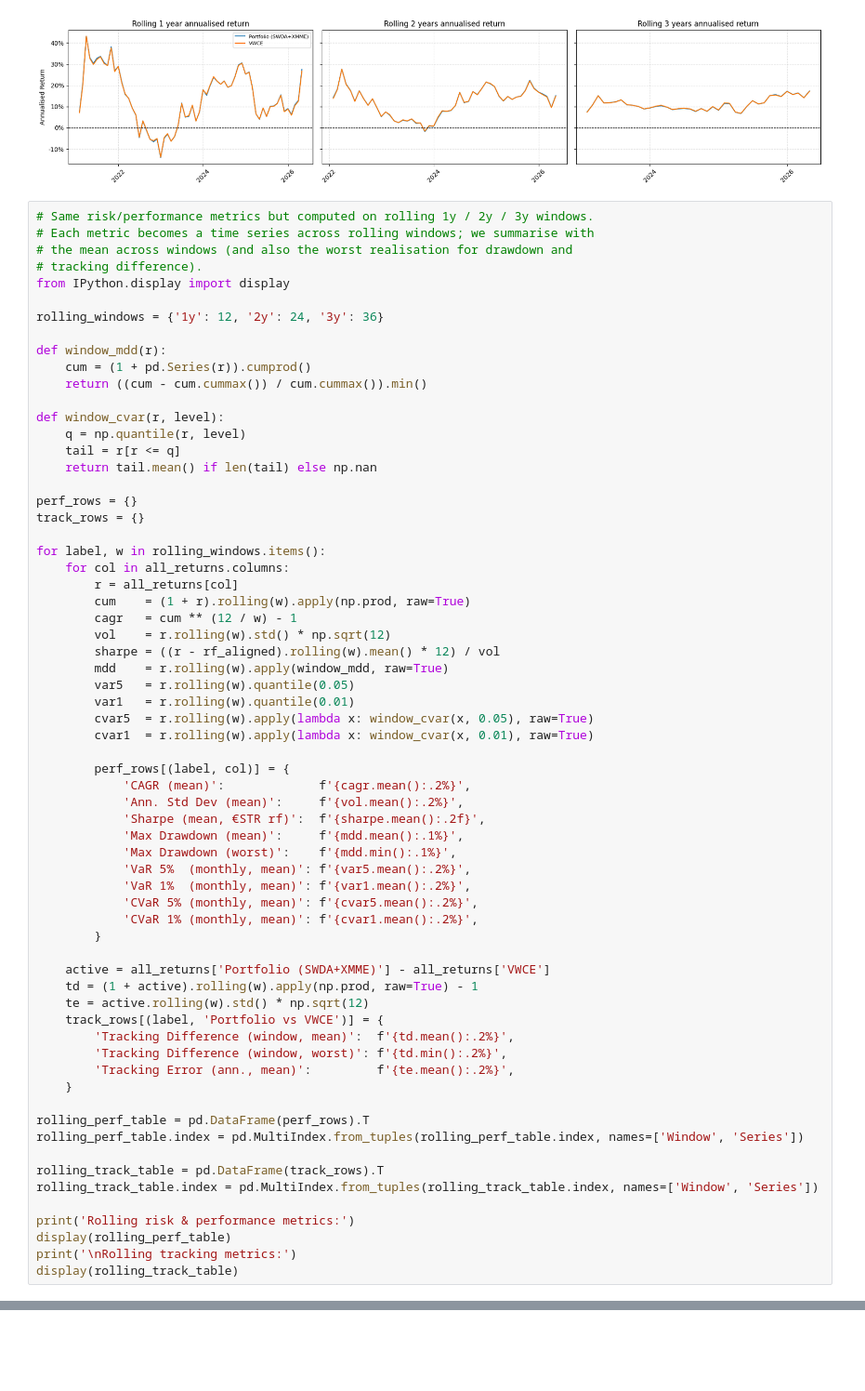
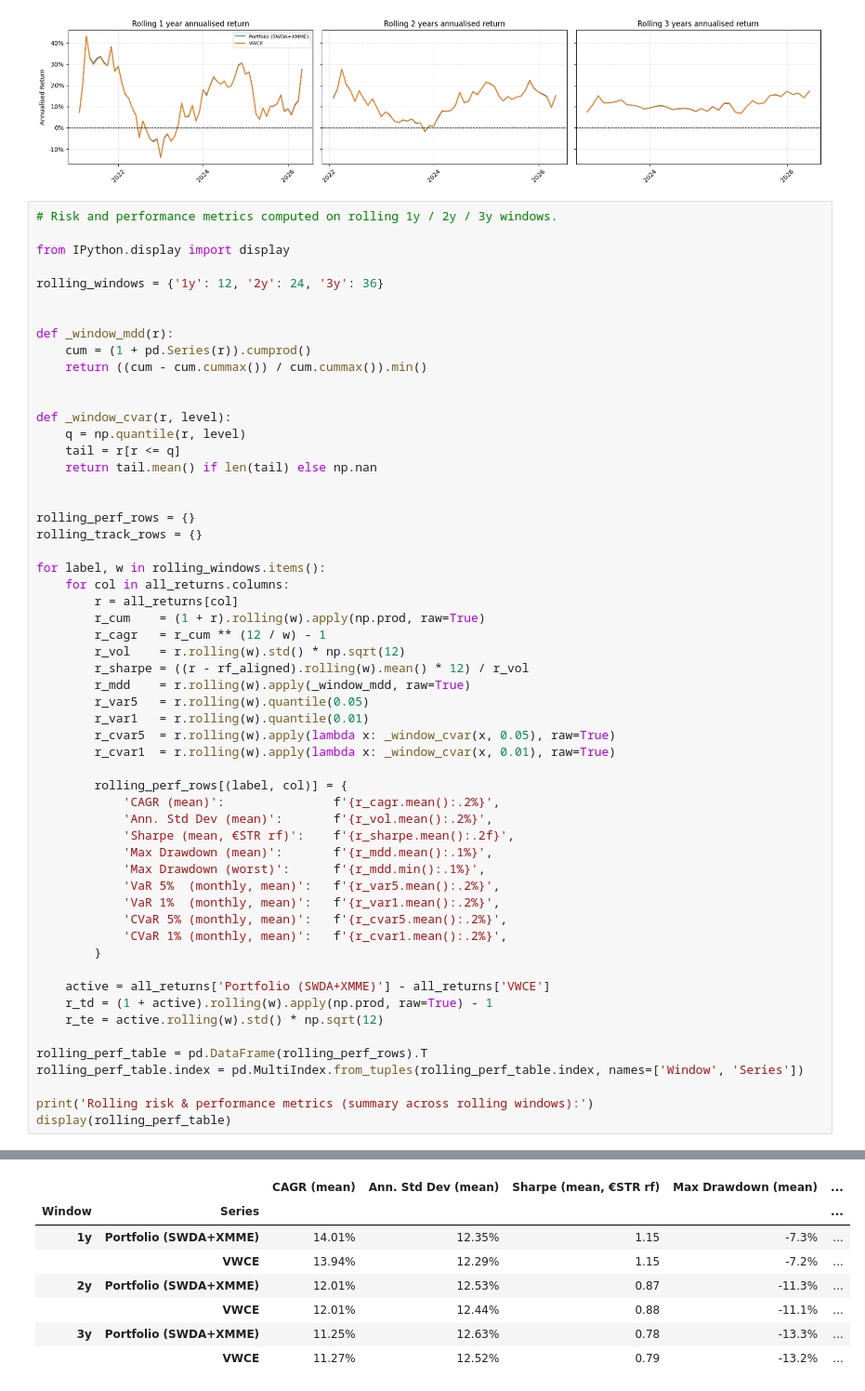
Before and after one commit to insaneGei/VWCE_approximation, a Jupyter notebook: notebooks/portfolio_evaluation.ipynb, the cells around one changed output, grey strips where cells are left out. Shown at 93% size. Drawn from its saved outputs; the diff is of its cells as text; blank space fills up the shorter version.

```diff
--- a/notebooks/portfolio_evaluation.ipynb
+++ b/notebooks/portfolio_evaluation.ipynb
@@ -380,67 +437,59 @@ plt.show()
 # %% [output]
 [figure]
 # %%
-# Same risk/performance metrics but computed on rolling 1y / 2y / 3y windows.
-# Each metric becomes a time series across rolling windows; we summarise with
-# the mean across windows (and also the worst realisation for drawdown and
-# tracking difference).
+# Risk and performance metrics computed on rolling 1y / 2y / 3y windows.
+
 from IPython.display import display
 
 rolling_windows = {'1y': 12, '2y': 24, '3y': 36}
 
-def window_mdd(r):
+
+def _window_mdd(r):
     cum = (1 + pd.Series(r)).cumprod()
     return ((cum - cum.cummax()) / cum.cummax()).min()
 
-def window_cvar(r, level):
+
+def _window_cvar(r, level):
     q = np.quantile(r, level)
     tail = r[r <= q]
     return tail.mean() if len(tail) else np.nan
 
-perf_rows = {}
-track_rows = {}
+
+rolling_perf_rows = {}
+rolling_track_rows = {}
 
 for label, w in rolling_windows.items():
     for col in all_returns.columns:
         r = all_returns[col]
-        cum    = (1 + r).rolling(w).apply(np.prod, raw=True)
-        cagr   = cum ** (12 / w) - 1
-        vol    = r.rolling(w).std() * np.sqrt(12)
-        sharpe = ((r - rf_aligned).rolling(w).mean() * 12) / vol
-        mdd    = r.rolling(w).apply(window_mdd, raw=True)
-        var5   = r.rolling(w).quantile(0.05)
-        var1   = r.rolling(w).quantile(0.01)
-        cvar5  = r.rolling(w).apply(lambda x: window_cvar(x, 0.05), raw=True)
-        cvar1  = r.rolling(w).apply(lambda x: window_cvar(x, 0.01), raw=True)
+        r_cum    = (1 + r).rolling(w).apply(np.prod, raw=True)
+        r_cagr   = r_cum ** (12 / w) - 1
+        r_vol    = r.rolling(w).std() * np.sqrt(12)
+        r_sharpe = ((r - rf_aligned).rolling(w).mean() * 12) / r_vol
+        r_mdd    = r.rolling(w).apply(_window_mdd, raw=True)
+        r_var5   = r.rolling(w).quantile(0.05)
+        r_var1   = r.rolling(w).quantile(0.01)
+        r_cvar5  = r.rolling(w).apply(lambda x: _window_cvar(x, 0.05), raw=True)
+        r_cvar1  = r.rolling(w).apply(lambda x: _window_cvar(x, 0.01), raw=True)
 
-        perf_rows[(label, col)] = {
-            'CAGR (mean)':             f'{cagr.mean():.2%}',
-            'Ann. Std Dev (mean)':     f'{vol.mean():.2%}',
-            'Sharpe (mean, €STR rf)':  f'{sharpe.mean():.2f}',
-            'Max Drawdown (mean)':     f'{mdd.mean():.1%}',
-            'Max Drawdown (worst)':    f'{mdd.min():.1%}',
-            'VaR 5%  (monthly, mean)': f'{var5.mean():.2%}',
-            'VaR 1%  (monthly, mean)': f'{var1.mean():.2%}',
-            'CVaR 5% (monthly, mean)': f'{cvar5.mean():.2%}',
-            'CVaR 1% (monthly, mean)': f'{cvar1.mean():.2%}',
+        rolling_perf_rows[(label, col)] = {
+            'CAGR (mean)':               f'{r_cagr.mean():.2%}',
+            'Ann. Std Dev (mean)':       f'{r_vol.mean():.2%}',
+            'Sharpe (mean, €STR rf)':    f'{r_sharpe.mean():.2f}',
+            'Max Drawdown (mean)':       f'{r_mdd.mean():.1%}',
+            'Max Drawdown (worst)':      f'{r_mdd.min():.1%}',
+            'VaR 5%  (monthly, mean)':   f'{r_var5.mean():.2%}',
+            'VaR 1%  (monthly, mean)':   f'{r_var1.mean():.2%}',
+            'CVaR 5% (monthly, mean)':   f'{r_cvar5.mean():.2%}',
+            'CVaR 1% (monthly, mean)':   f'{r_cvar1.mean():.2%}',
         }
 
     active = all_returns['Portfolio (SWDA+XMME)'] - all_returns['VWCE']
-    td = (1 + active).rolling(w).apply(np.prod, raw=True) - 1
-    te = active.rolling(w).std() * np.sqrt(12)
-    track_rows[(label, 'Portfolio vs VWCE')] = {
-        'Tracking Difference (window, mean)':  f'{td.mean():.2%}',
-        'Tracking Difference (window, worst)': f'{td.min():.2%}',
-        'Tracking Error (ann., mean)':         f'{te.mean():.2%}',
-    }
+    r_td = (1 + active).rolling(w).apply(np.prod, raw=True) - 1
+    r_te = active.rolling(w).std() * np.sqrt(12)
 
-rolling_perf_table = pd.DataFrame(perf_rows).T
+rolling_perf_table = pd.DataFrame(rolling_perf_rows).T
 rolling_perf_table.index = pd.MultiIndex.from_tuples(rolling_perf_table.index, names=['Window', 'Series'])
 
-rolling_track_table = pd.DataFrame(track_rows).T
-rolling_track_table.index = pd.MultiIndex.from_tuples(rolling_track_table.index, names=['Window', 'Series'])
-
-print('Rolling risk & performance metrics:')
+print('Rolling risk & performance metrics (summary across rolling windows):')
 display(rolling_perf_table)
-print('\nRolling tracking metrics:')
-display(rolling_track_table)
+# %% [output]
@@ -446,0 +497,8 @@ display(rolling_track_table)
+|  |  | CAGR (mean) | Ann. Std Dev (mean) | Sharpe (mean, €STR rf) | Max Drawdown (mean) | ... |
+| Window | Series |  |  |  |  | ... |
+| 1y | Portfolio (SWDA+XMME) | 14.01% | 12.35% | 1.15 | -7.3% | ... |
+|  | VWCE | 13.94% | 12.29% | 1.15 | -7.2% | ... |
+| 2y | Portfolio (SWDA+XMME) | 12.01% | 12.53% | 0.87 | -11.3% | ... |
+|  | VWCE | 12.01% | 12.44% | 0.88 | -11.1% | ... |
+| 3y | Portfolio (SWDA+XMME) | 11.25% | 12.63% | 0.78 | -13.3% | ... |
+|  | VWCE | 11.27% | 12.52% | 0.79 | -13.2% | ... |
```
Also changed, not shown: parts of 7 cells of this notebook.
